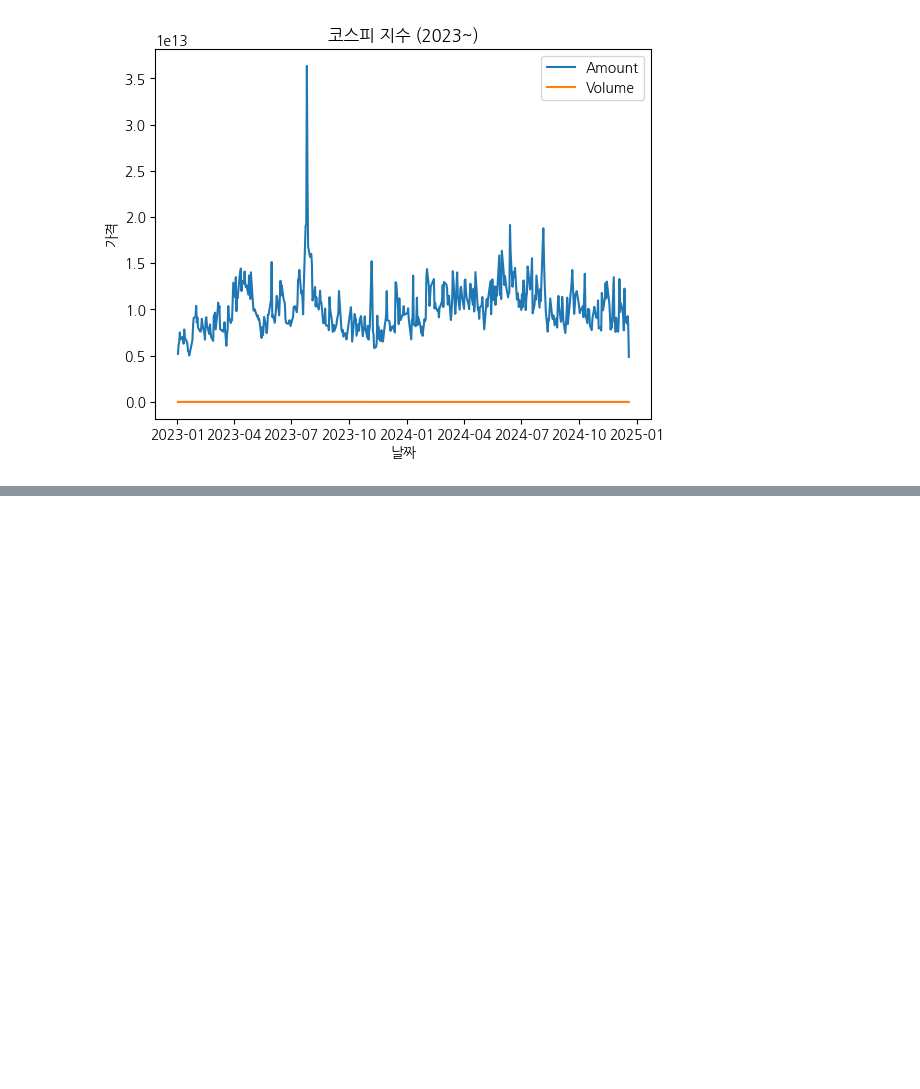
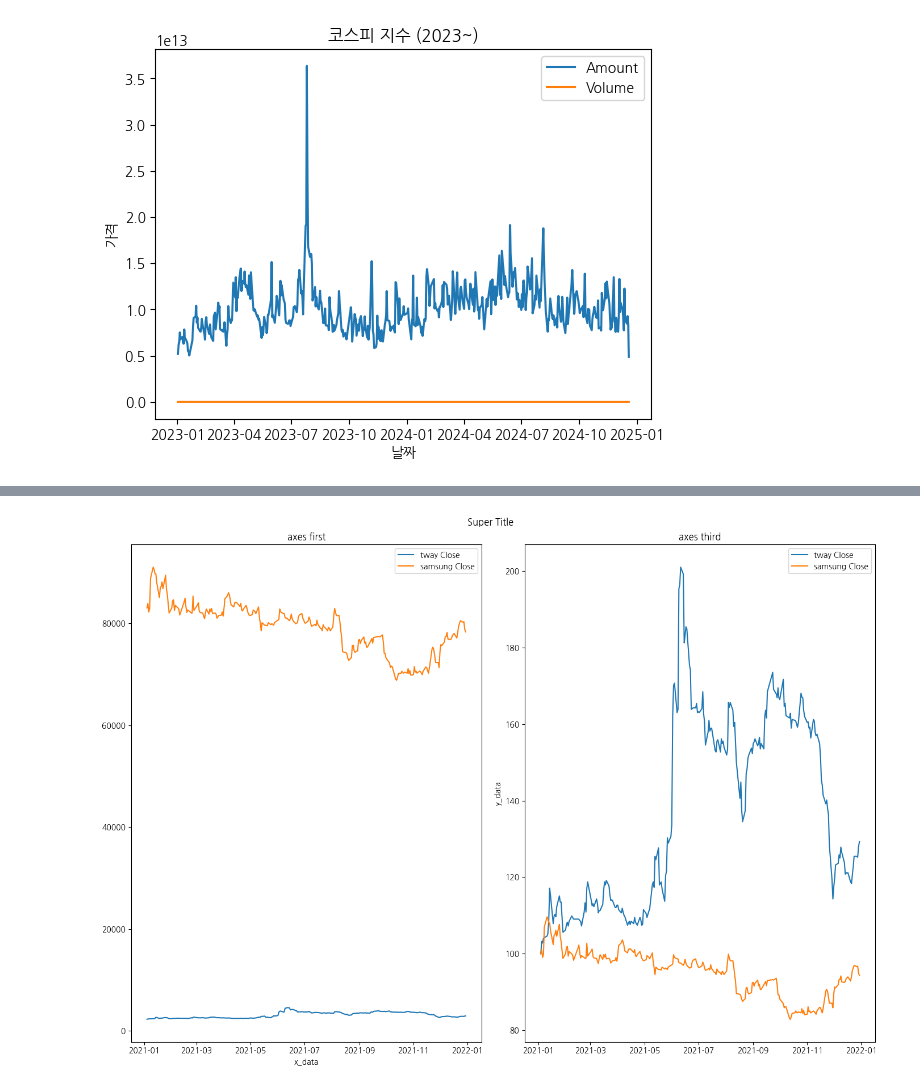
Before and after one commit to Huey-fitpet/study_pandas, a Jupyter notebook: codes/14.visuallization_information.ipynb, the cells around one changed output, grey strips where cells are left out. Saved outputs shown, nothing was run; the diff lists cells and outputs as text; code cells hidden in the pictures; blank space fills up the shorter version.

```diff
--- a/codes/14.visuallization_information.ipynb
+++ b/codes/14.visuallization_information.ipynb
@@ -80,0 +146,26 @@ plt.show()
+# %%
+# fig, axes = plt.subplots(2,2,figsize=(14,10)) # 외곽 사이즈
+fig, axes = plt.subplots(1,2,figsize=(14,10),dpi=100) # 외곽 사이즈
+
+fig.suptitle('Super Title')
+# fig.supxlabel('super x')
+# fig.supylabel('super y')
+
+axes[0].plot(tway.index, tway['Close'], label='tway Close') # 총 양 인가봄
+axes[0].plot(samsung.index, samsung['Close'], label='samsung Close')
+axes[0].set_title('axes first')
+axes[0].set_xlabel('x_data')
+axes[0].legend()
+# axes[0].set_ylabel('y_data')
+
+axes[1].plot(tway_close.index, tway_close, label='tway Close') # 총 양 인가봄
+axes[1].plot(samsung_close.index, samsung_close, label='samsung Close')
+axes[1].set_title('axes third')
+# axes[1].set_xlabel('x_data')
+axes[1].set_ylabel('y_data')
+axes[1].legend()
+
+plt.tight_layout()
+plt.show()
+# %% [output]
+[figure, added]
```
Also changed, not shown: parts of 11 cells of this notebook, 3 other files.
